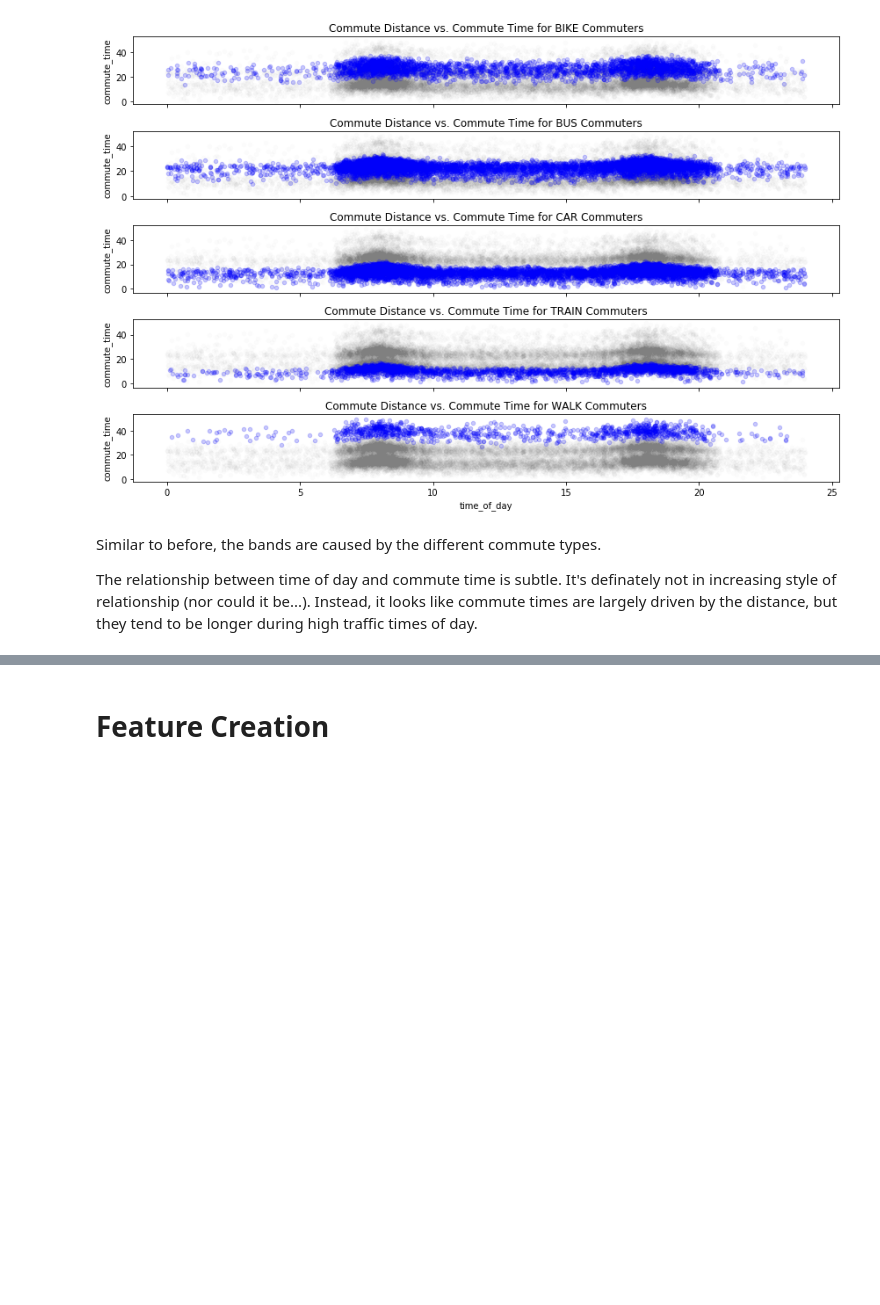
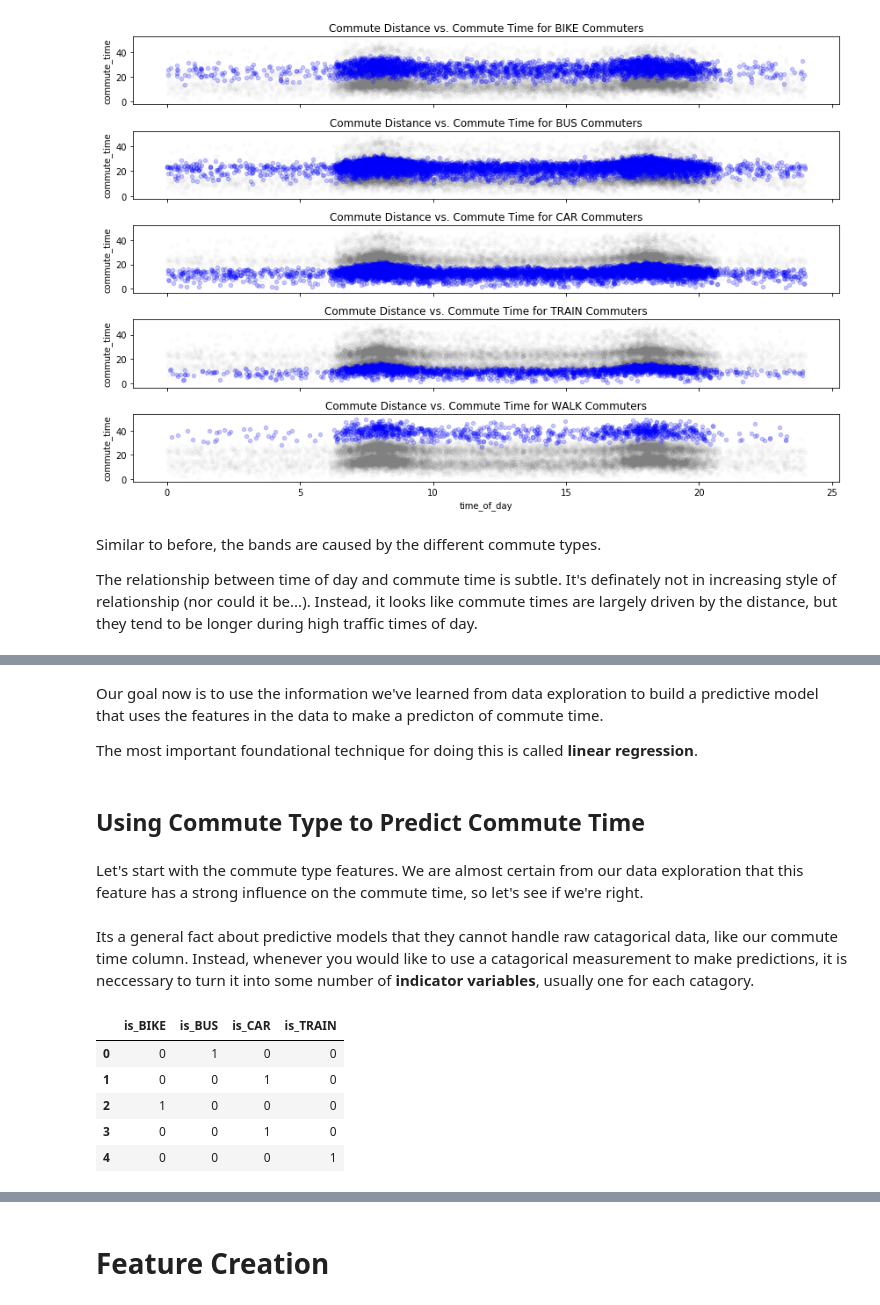
Before and after one commit to QCaudron/ml_101, a Jupyter notebook: 2_Linear_models/linear-regression.ipynb, the cells around one changed output, grey strips where cells are left out. Drawn from its saved outputs; the diff is of its cells as text; code cells hidden in the pictures; blank space fills up the shorter version.

Commit message:
Fit linear regression with commute type.

```diff
--- a/2_Linear_models/linear-regression.ipynb
+++ b/2_Linear_models/linear-regression.ipynb
@@ -342,0 +336,40 @@ The relationship between time of day and commute time is subtle.  It's definatel
+# %% [markdown]
+Our goal now is to use the information we've learned from data exploration to build a predictive model that uses the features in the data to make a predicton of commute time.
+
+The most important foundational technique for doing this is called **linear regression**.
+# %% [markdown]
+## Using Commute Type to Predict Commute Time
+# %% [markdown]
+Let's start with the commute type features.  We are almost certain from our data exploration that this feature has a strong influence on the commute time, so let's see if we're right.
+# %% [markdown]
+Its a general fact about predictive models that they cannot handle raw catagorical data, like our commute time column.  Instead, whenever you would like to use a catagorical measurement to make predictions, it is neccessary to turn it into some number of **indicator variables**, usually one for each catagory.
+# %%
+def create_indicator_features(feature, leave_one_out=True):
+    # Sort the levels so we always get the same ordering of new features.
+    levels = list(sorted(np.unique(feature)))
+    # If we need to leave one out to avoid identifiability issues, we will
+    # leave out the *last* level, in sorted order.
+    if leave_one_out:
+        levels = levels[:-1]
+    indicator_features = []
+    for level in levels:
+        indicator_feature = (feature == level)
+        indicator_feature_name = f"is_{level}"
+        indicator_features.append(
+            pd.Series(indicator_feature,
+                      name=indicator_feature_name,
+                      index=feature.index,
+                      dtype=int))
+    return pd.concat(indicator_features, axis=1)
+# %%
+commute_type_features_train = create_indicator_features(train_data_raw['commute_type'])
+commute_type_features_test = create_indicator_features(test_data_raw['commute_type'])
+
+commute_type_features_train.head()
+# %% [output]
+|  | is_BIKE | is_BUS | is_CAR | is_TRAIN |
+| 0 | 0 | 1 | 0 | 0 |
+| 1 | 0 | 0 | 1 | 0 |
+| 2 | 1 | 0 | 0 | 0 |
+| 3 | 0 | 0 | 1 | 0 |
+| 4 | 0 | 0 | 0 | 1 |
```
Also changed, not shown: parts of 19 cells of this notebook.
